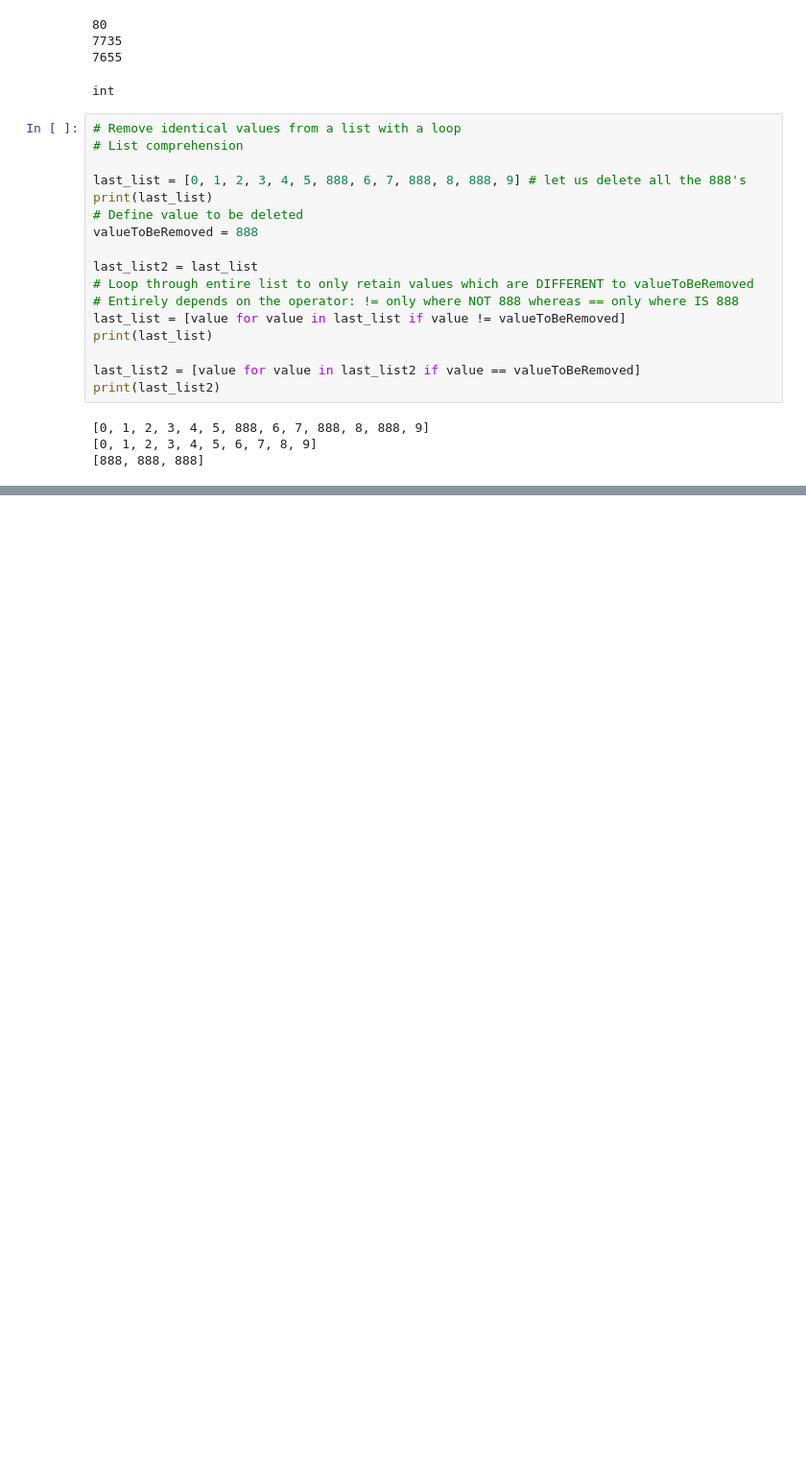
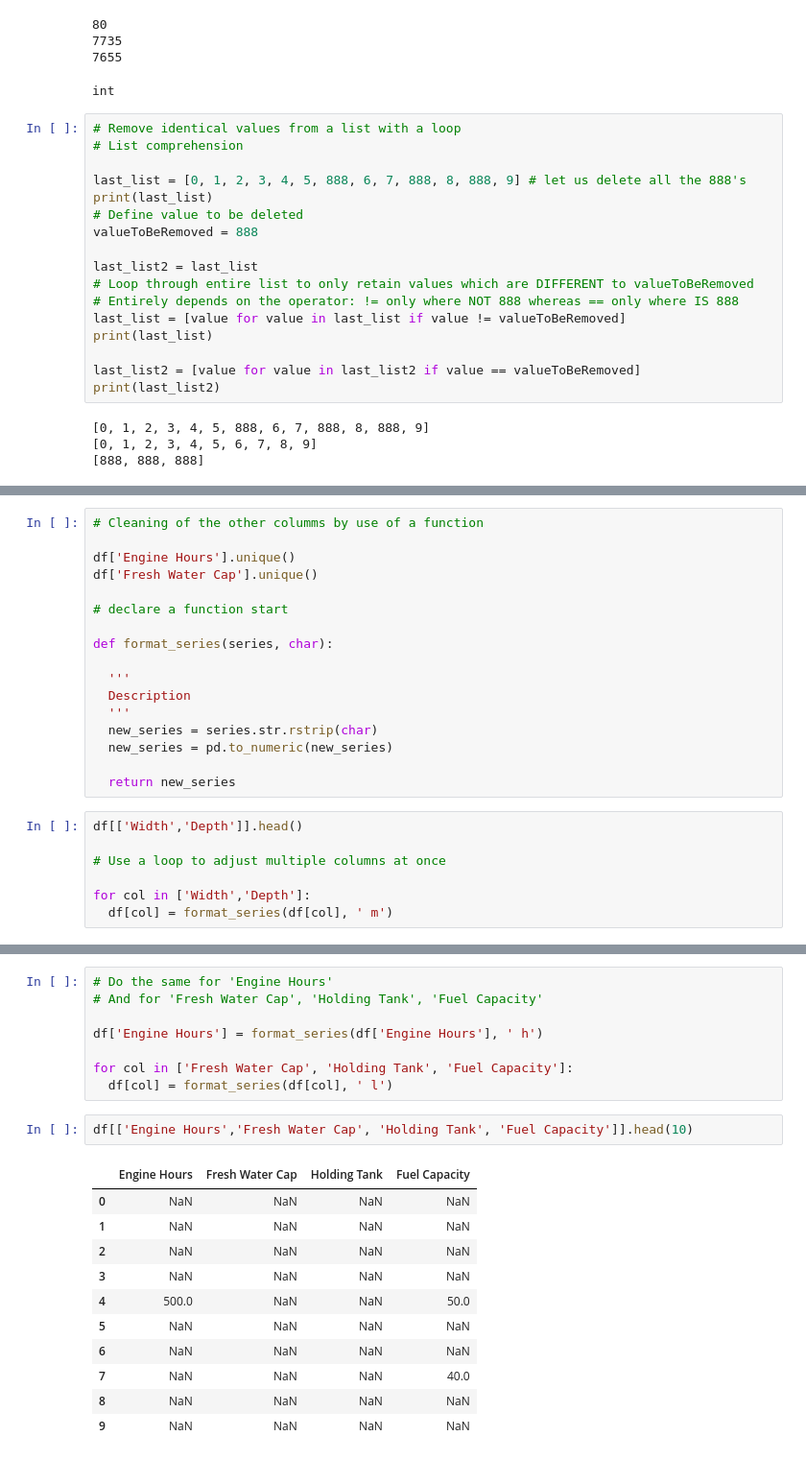
Before and after one commit to D0MOVF/DATA_ACADEMY, a Jupyter notebook: DATA_ACADEMY_1.ipynb, the cells around one changed output, grey strips where cells are left out. Shown: that part at 96% size. Drawn from its saved outputs; the diff is of its cells as text; blank space fills up the shorter version.

```diff
--- a/DATA_ACADEMY_1.ipynb
+++ b/DATA_ACADEMY_1.ipynb
@@ -329,0 +678,24 @@ print(last_list2)
+# %%
+# Cleaning of the other columms by use of a function
+
+df['Engine Hours'].unique()
+df['Fresh Water Cap'].unique()
+
+# declare a function start
+
+def format_series(series, char):
+
+  '''
+  Description
+  '''
+  new_series = series.str.rstrip(char)
+  new_series = pd.to_numeric(new_series)
+
+  return new_series
+# %%
+df[['Width','Depth']].head()
+
+# Use a loop to adjust multiple columns at once
+
+for col in ['Width','Depth']:
+  df[col] = format_series(df[col], ' m')
@@ -329,0 +713,22 @@ print(last_list2)
+# %%
+# Do the same for 'Engine Hours'
+# And for 'Fresh Water Cap', 'Holding Tank', 'Fuel Capacity'
+
+df['Engine Hours'] = format_series(df['Engine Hours'], ' h')
+
+for col in ['Fresh Water Cap', 'Holding Tank', 'Fuel Capacity']:
+  df[col] = format_series(df[col], ' l')
+# %%
+df[['Engine Hours','Fresh Water Cap', 'Holding Tank', 'Fuel Capacity']].head(10)
+# %% [output]
+|  | Engine Hours | Fresh Water Cap | Holding Tank | Fuel Capacity |
+| 0 | NaN | NaN | NaN | NaN |
+| 1 | NaN | NaN | NaN | NaN |
+| 2 | NaN | NaN | NaN | NaN |
+| 3 | NaN | NaN | NaN | NaN |
+| 4 | 500.0 | NaN | NaN | 50.0 |
+| 5 | NaN | NaN | NaN | NaN |
+| 6 | NaN | NaN | NaN | NaN |
+| 7 | NaN | NaN | NaN | 40.0 |
+| 8 | NaN | NaN | NaN | NaN |
+| 9 | NaN | NaN | NaN | NaN |
```
Also changed, not shown: parts of 15 cells of this notebook.
